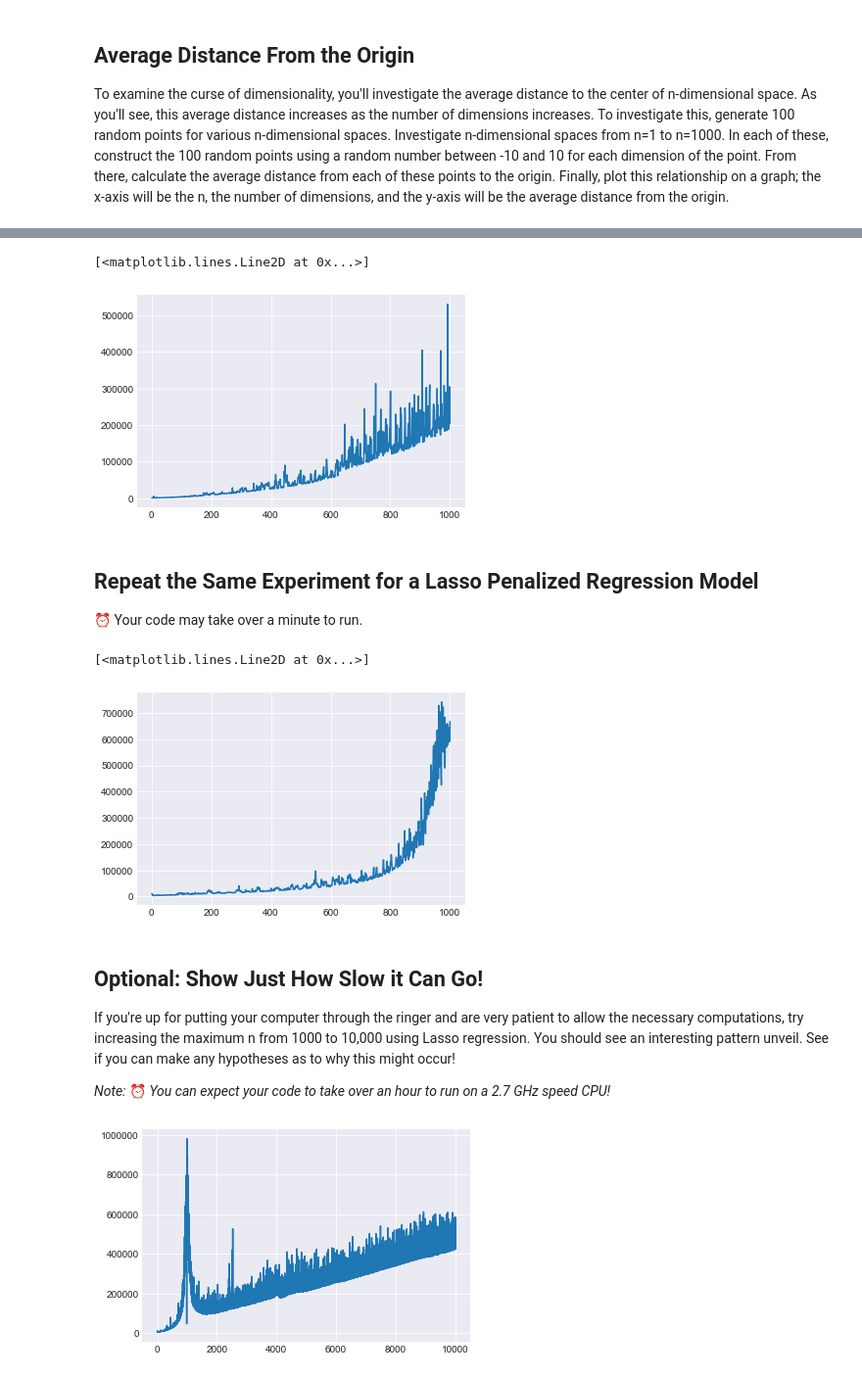
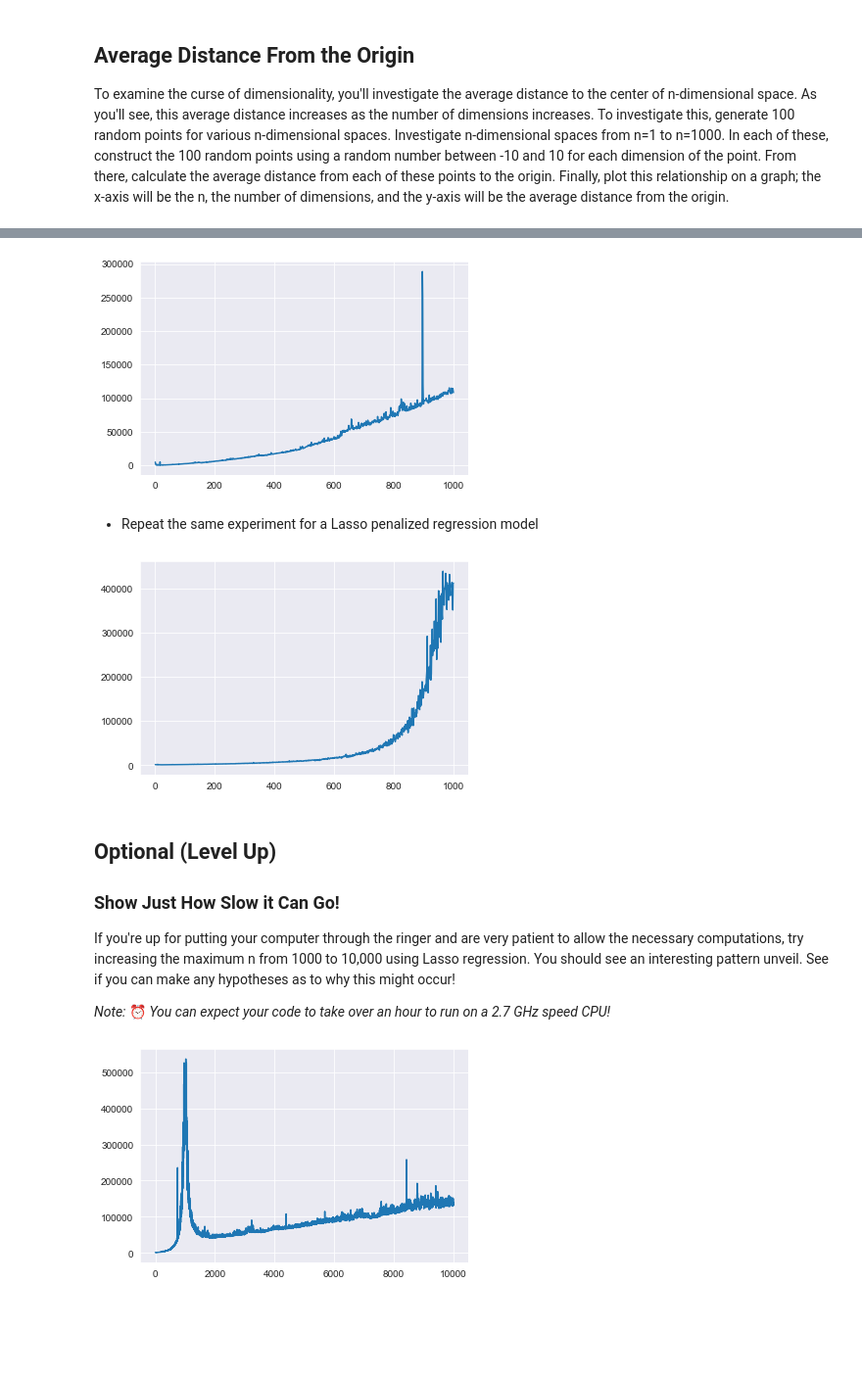
Before and after one commit to learn-co-curriculum/dsc-curse-of-dimensionality-lab, a Jupyter notebook: index.ipynb, the cells around one changed output, grey strips where cells are left out. Shown at 98% size. Saved outputs shown, nothing was run; the diff lists cells and outputs as text; code cells hidden in the pictures; blank space fills up the shorter version.

```diff
--- a/index.ipynb
+++ b/index.ipynb
@@ -87,10 +81,13 @@ ols = LinearRegression()
 # %%
 # __SOLUTION__
+# ⏰ This code will take some time to run
+ols = LinearRegression()
+
 sample_size = 10**3
 times = []
 for n in range(1,1001):
     xi = [np.random.uniform(low=-10, high=10, size=n) for i in range(sample_size)]
-    coeff = np.array(range(1,n+1))
+    coeff = np.array(range(1, n+1))
     yi = np.sum(coeff*xi, axis=1) + np.random.normal(loc=0, scale=.1, size=sample_size)
     ols = LinearRegression()
     start = datetime.datetime.now()
@@ -100,10 +97,7 @@ for n in range(1,1001):
     times.append(elapsed)
 plt.plot(range(1,1001), [t.microseconds for t in times]);
 # %% [output]
-[<matplotlib.lines.Line2D at 0x...>]
-[figure, old version]
+[figure, new version]
-# %% [markdown]
-## Repeat the Same Experiment for a Lasso Penalized Regression Model
-
-⏰ Your code may take over a minute to run.
+# %% [markdown]
+- Repeat the same experiment for a Lasso penalized regression model
 # %%
@@ -111,23 +105,25 @@ plt.plot(range(1,1001), [t.microseconds for t in times]);
 # %%
 # __SOLUTION__
+# ⏰ This code will take some time to run
 sample_size = 10**3
 times = []
-for n in range(1,1001):
+for n in range(1, 1001):
     xi = [np.random.uniform(low=-10, high=10, size=n) for i in range(sample_size)]
-    coeff = np.array(range(1,n+1))
-    yi = np.sum(coeff*xi, axis=1) + np.random.normal(loc=0, scale=.1, size=sample_size)
-    ols = Lasso()
+    coeff = np.array(range(1, n + 1))
+    yi = np.sum(coeff*xi, axis=1) + np.random.normal(loc=0, scale=0.1, size=sample_size)
+    lasso = Lasso()
     start = datetime.datetime.now()
-    ols.fit(xi, yi)
+    lasso.fit(xi, yi)
     end = datetime.datetime.now()
     elapsed = end - start
     times.append(elapsed)
-plt.plot(range(1,1001), [t.microseconds for t in times]);
+plt.plot(range(1, 1001), [t.microseconds for t in times]);
 # %% [output]
-[<matplotlib.lines.Line2D at 0x...>]
-[figure, old version]
+[figure, new version]
 # %% [markdown]
-## Optional: Show Just How Slow it Can Go!
+## Optional (Level Up)
+
+### Show Just How Slow it Can Go!
 
 If you're up for putting your computer through the ringer and are very patient to allow the necessary computations, try increasing the maximum n from 1000 to 10,000 using Lasso regression. You should see an interesting pattern unveil. See if you can make any hypotheses as to why this might occur!
 
@@ -137,20 +133,21 @@ _Note:_ ⏰ _You can expect your code to take over an hour to run on a 2.7 GHz s
 # %%
 # __SOLUTION__
+# ⏰ This code will take some time to run
 sample_size = 10**3
 times = []
-for n in range(1,10001):
+for n in range(1, 10001):
+    xi = [np.random.uniform(low=-10, high=10, size=n) for i in range(sample_size)]
+    coeff = np.array(range(1, n + 1))
+    yi = np.sum(coeff*xi, axis=1) + np.random.normal(loc=0, scale=0.1, size=sample_size)
+    lasso = Lasso()
     start = datetime.datetime.now()
-    xi = [np.random.uniform(low=-10, high=10, size=n) for i in range(sample_size)]
-    coeff = np.array(range(1,n+1))
-    yi = np.sum(coeff*xi, axis=1) + np.random.normal(loc=0, scale=.1, size=sample_size)
-    ols = Lasso()
-    ols.fit(xi, yi)
+    lasso.fit(xi, yi)
     end = datetime.datetime.now()
     elapsed = end - start
     times.append(elapsed)
-plt.plot(range(1,10001), [t.microseconds for t in times]);
+plt.plot(range(1, 10001), [t.microseconds for t in times]);
 # %% [output]
-[figure, old version]
+[figure, new version]
 # %% [markdown]
 ## Summary
 
```
Also changed, not shown: parts of 15 cells of this notebook.
